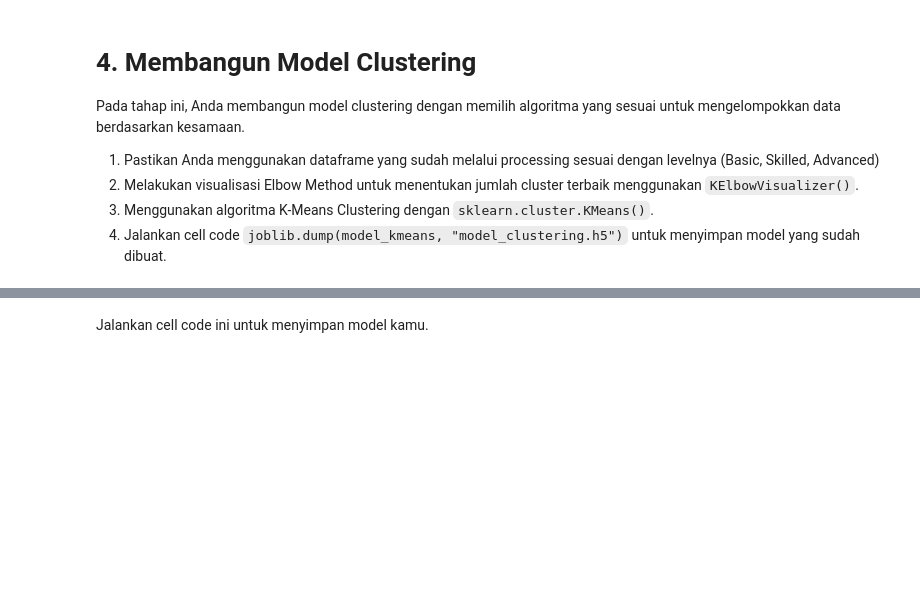
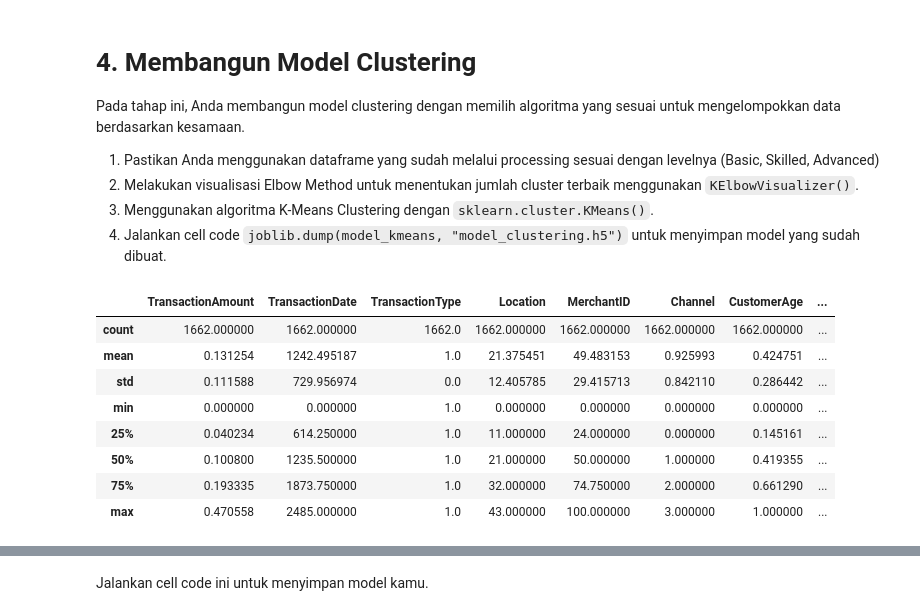
Before and after one commit to AndhikaKusumaW/Asah, a Jupyter notebook: [Clustering]_Submission_Akhir_BMLP_Andhika_Kusuma_Wardana.ipynb, the cells around one changed output, grey strips where cells are left out. Cells and saved outputs as stored; diff of their text form; code cells hidden in the pictures; blank space fills up the shorter version.

```diff
--- a/[Clustering]_Submission_Akhir_BMLP_Andhika_Kusuma_Wardana.ipynb
+++ b/[Clustering]_Submission_Akhir_BMLP_Andhika_Kusuma_Wardana.ipynb
@@ -235,3 +270,5 @@ df.head()
 **Biarkan kosong jika tidak menerapkan kriteria skilled**
 # %%
 # Menangani data yang hilang (bisa menggunakan dropna() atau metode imputasi fillna()).
+df.dropna(inplace=True)
+df.isnull().sum()
@@ -258,7 +344,19 @@ Pada tahap ini, Anda membangun model clustering dengan memilih algoritma yang se
 # %%
 # Gunakan describe untuk memastikan proses clustering menggunakan dataset hasil preprocessing
 # Lengkapi kode ini dengan mengubah nama DataFrame yang akan dilatih.
 # Kode harus digunakan dan dilarang menambahkan syntax lainnya pada cell ini.
 # ___.describe()
+df.clustering = df.select_dtypes(include=np.number)
+df.clustering.describe()
+# %% [output]
+|  | TransactionAmount | TransactionDate | TransactionType | Location | MerchantID | Channel | CustomerAge | ... |
+| count | 1662.000000 | 1662.000000 | 1662.0 | 1662.000000 | 1662.000000 | 1662.000000 | 1662.000000 | ... |
+| mean | 0.131254 | 1242.495187 | 1.0 | 21.375451 | 49.483153 | 0.925993 | 0.424751 | ... |
+| std | 0.111588 | 729.956974 | 0.0 | 12.405785 | 29.415713 | 0.842110 | 0.286442 | ... |
+| min | 0.000000 | 0.000000 | 1.0 | 0.000000 | 0.000000 | 0.000000 | 0.000000 | ... |
+| 25% | 0.040234 | 614.250000 | 1.0 | 11.000000 | 24.000000 | 0.000000 | 0.145161 | ... |
+| 50% | 0.100800 | 1235.500000 | 1.0 | 21.000000 | 50.000000 | 1.000000 | 0.419355 | ... |
+| 75% | 0.193335 | 1873.750000 | 1.0 | 32.000000 | 74.750000 | 2.000000 | 0.661290 | ... |
+| max | 0.470558 | 2485.000000 | 1.0 | 43.000000 | 100.000000 | 3.000000 | 1.000000 | ... |
 # %%
 # Melakukan visualisasi Elbow Method menggunakan KElbowVisualizer()
```
Also changed, not shown: parts of 13 cells of this notebook.
